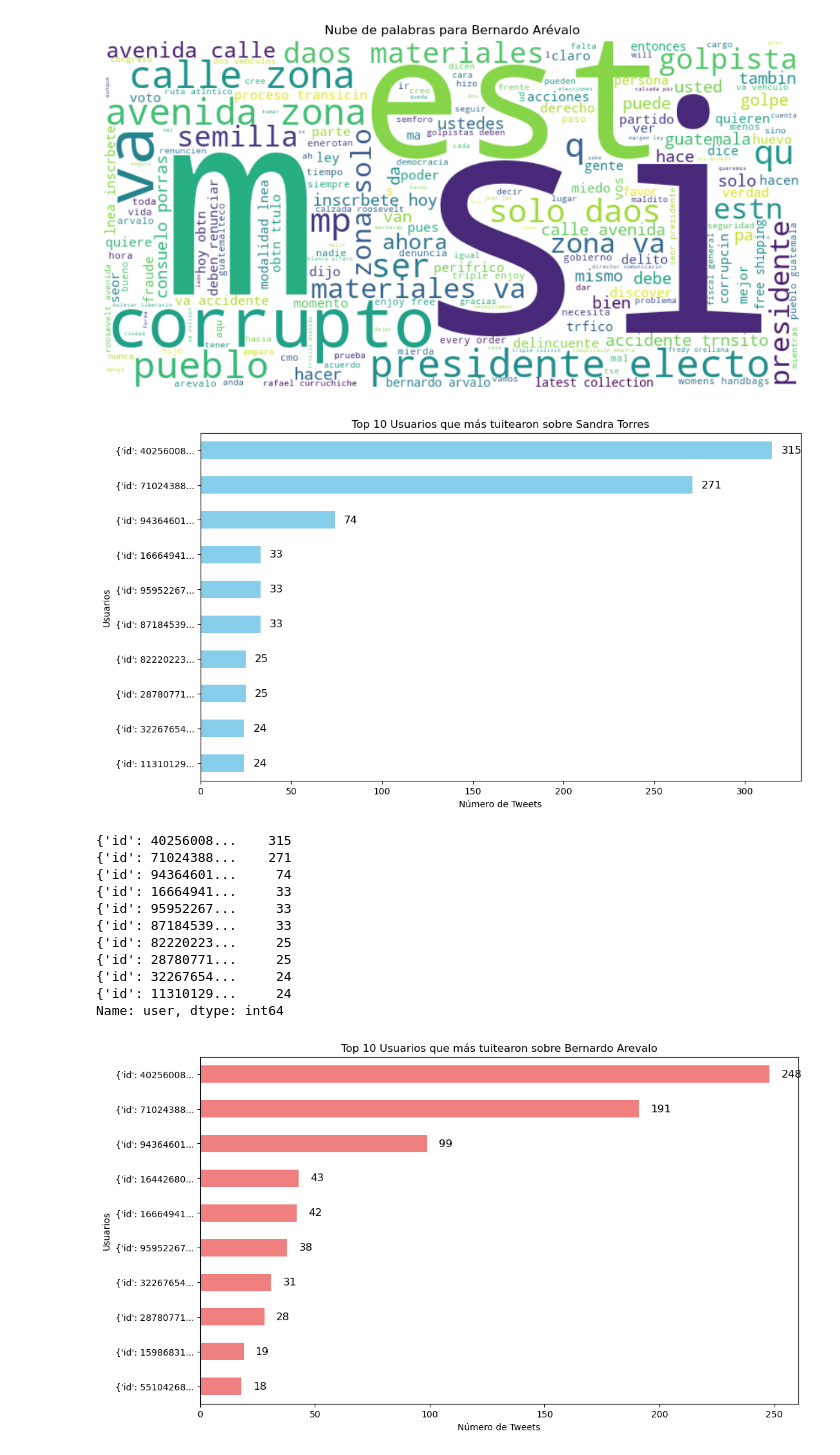
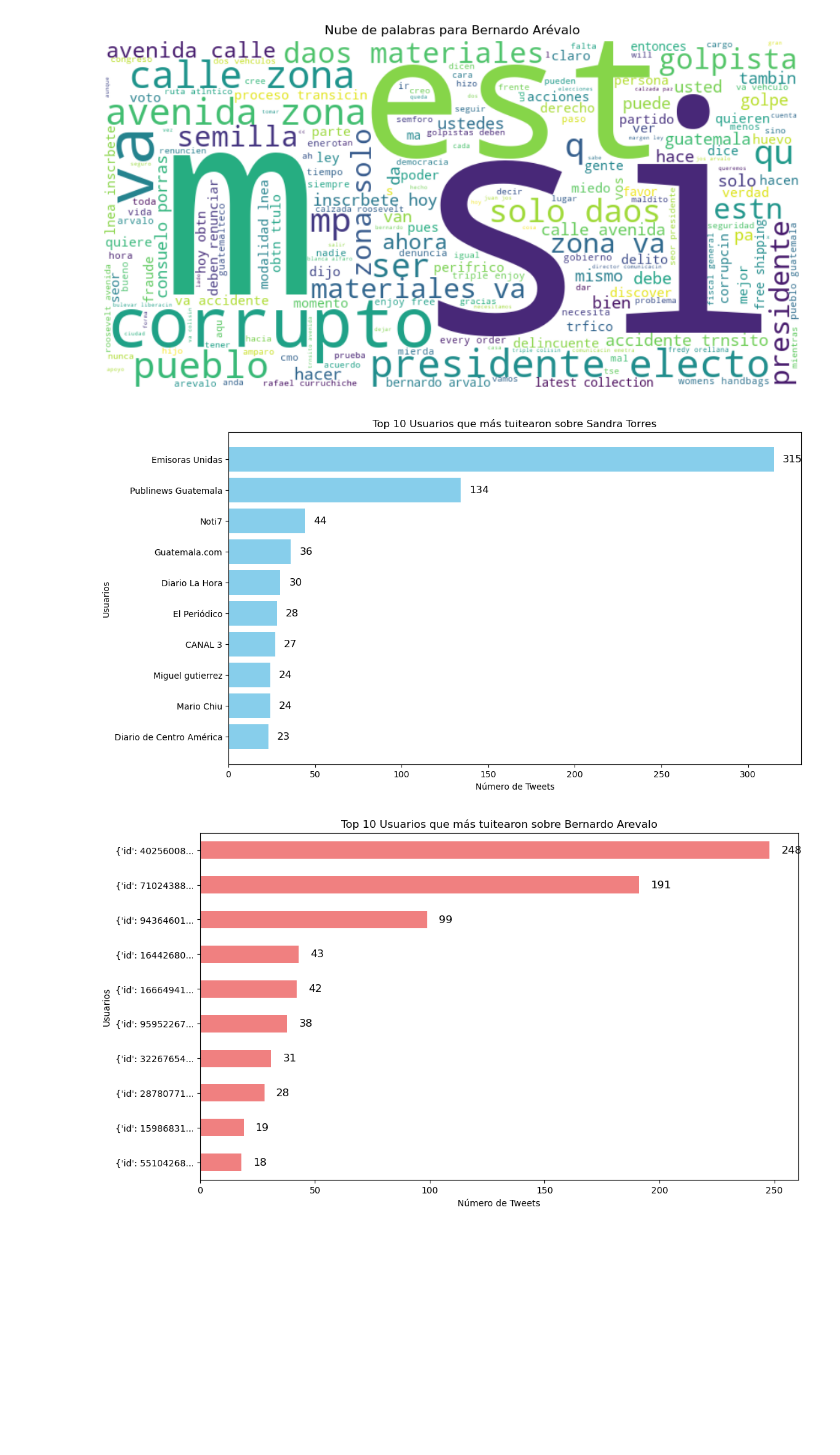
Before and after one commit to fredyvelasquezgt/Lab-6-DS, a Jupyter notebook: Lab6.ipynb, the cells around one changed output. Cells and saved outputs as stored; diff of their text form; code cells hidden in the pictures; blank space fills up the shorter version.

```diff
--- a/Lab6.ipynb
+++ b/Lab6.ipynb
@@ -597,39 +598,28 @@ generate_and_display_wordcloud(df_bernardo, 'Bernardo Arévalo')
 # %%
 import matplotlib.pyplot as plt
 
+# Datos proporcionados
+users = ["Emisoras Unidas", "Publinews Guatemala", "Noti7", "Guatemala.com",
+         "Diario La Hora", "El Periódico", "CANAL 3", "Miguel gutierrez",
+         "Mario Chiu", "Diario de Centro América"]
 
-# Identificar los 10 usuarios que más han tuiteado sobre Sandra Torres
-sandra_top_users = df_sandra['user'].value_counts().head(10)
+tweets = [315, 134, 44, 36, 30, 28, 27, 24, 24, 23]
 
-# Truncar los nombres de usuario para que sean más cortos
-sandra_top_users.index = [user[:15] + '...' if len(user) > 15 else user for user in sandra_top_users.index]
+# Creando el gráfico
+plt.figure(figsize=(12, 7))
+plt.barh(users, tweets, color='skyblue')
 
-# Visualizar los usuarios más activos para Sandra Torres con etiquetas truncadas en las barras
-plt.figure(figsize=(12, 7))
-ax = sandra_top_users.plot(kind='barh', color='skyblue')
+# Configurando el gráfico
 plt.xlabel('Número de Tweets')
 plt.ylabel('Usuarios')
 plt.title('Top 10 Usuarios que más tuitearon sobre Sandra Torres')
 plt.gca().invert_yaxis()
 
-# Agregar etiquetas a las barras
-for i, v in enumerate(sandra_top_users):
-    ax.text(v + 5, i, str(v), color='black', va='center', fontsize=12)
+# Agregando etiquetas a las barras
+for i, v in enumerate(tweets):
+    plt.text(v + 5, users[i], str(v), color='black', va='center', fontsize=12)
 
 plt.show()
-
-sandra_top_users
 # %% [output]
-[figure, old version]
+[figure, new version]
-{'id': 40256008...    315
-{'id': 71024388...    271
-{'id': 94364601...     74
-{'id': 16664941...     33
-{'id': 95952267...     33
-{'id': 87184539...     33
-{'id': 82220223...     25
-{'id': 28780771...     25
-{'id': 32267654...     24
-{'id': 11310129...     24
-Name: user, dtype: int64
 # %%
```
Also changed, not shown: parts of 4 cells of this notebook.
